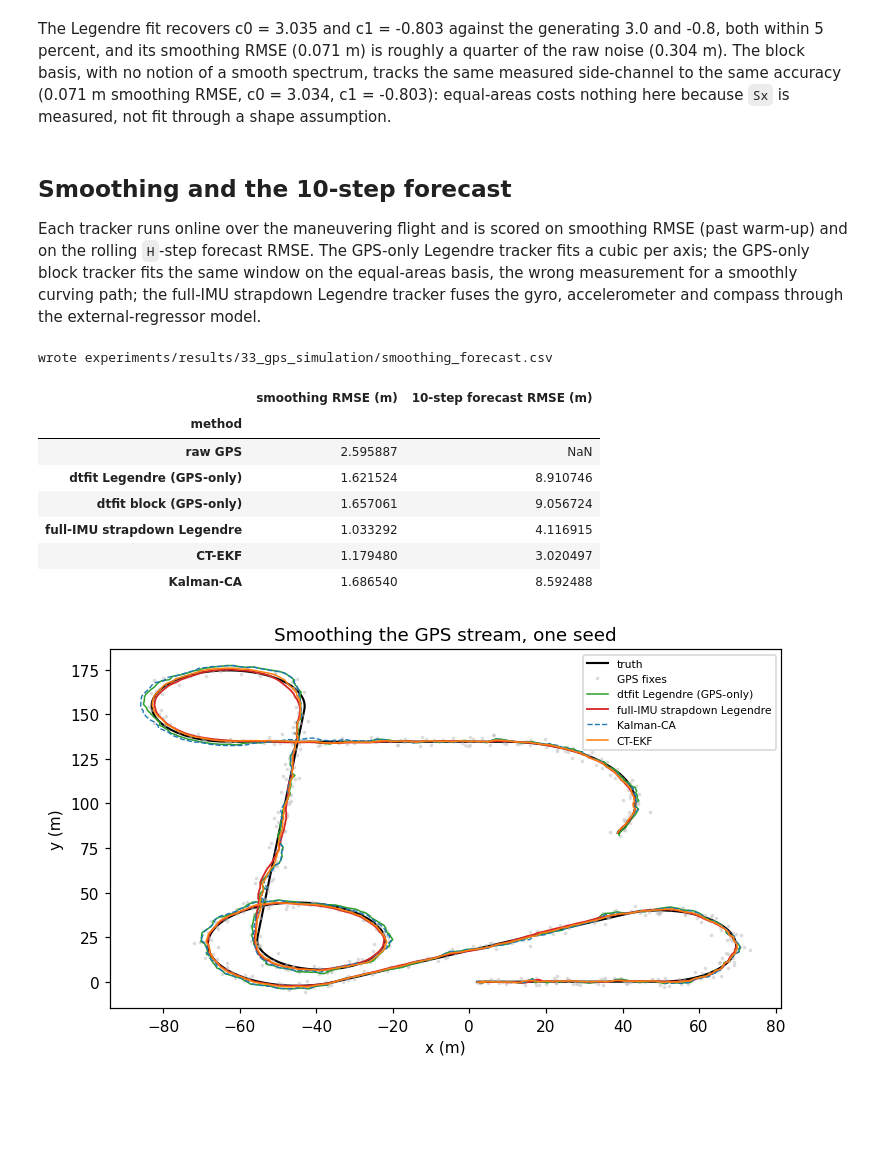
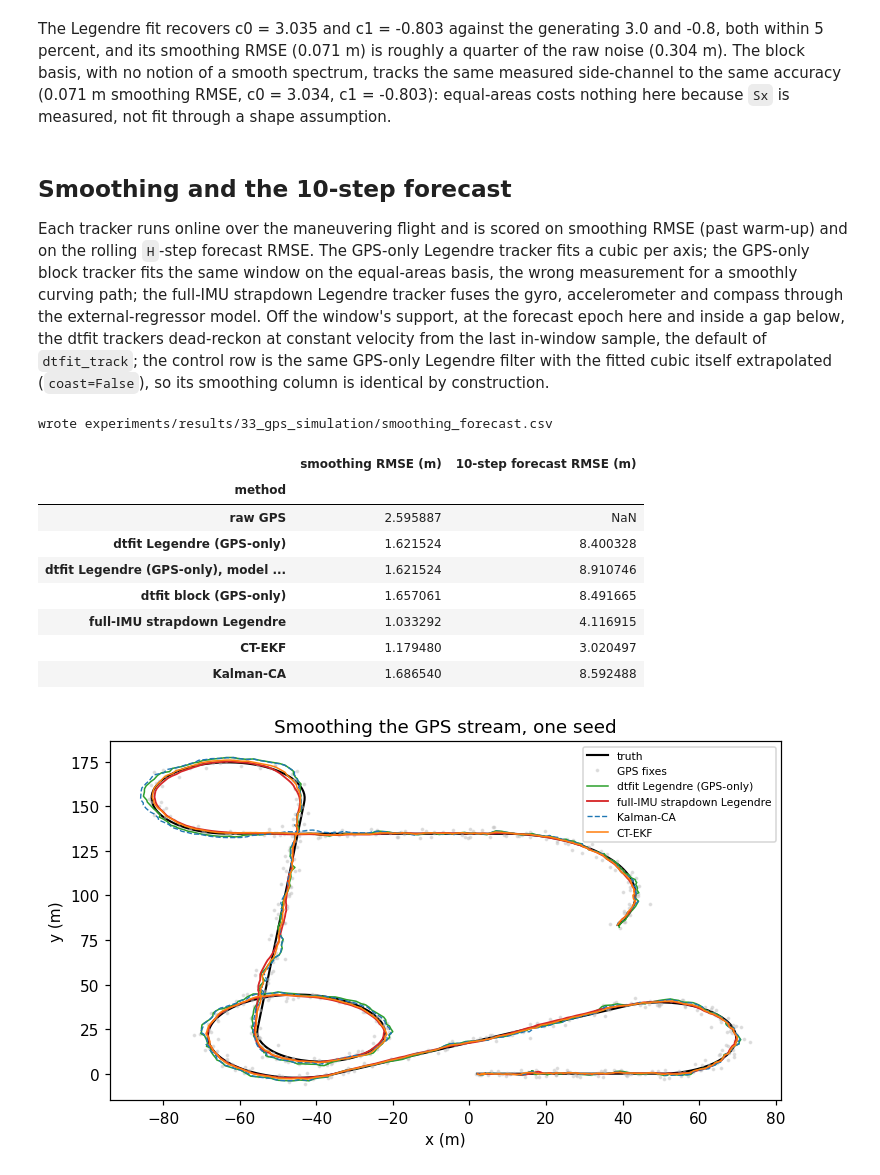
Before and after one commit to ringavirda/science-nonline, a Jupyter notebook: packages/dtfit-experimental/experiments/realdata/33_gps_simulation.ipynb, the cells around one changed output. Cells and saved outputs as stored; diff of their text form; code cells hidden in the pictures; blank space fills up the shorter version.

```diff
--- a/packages/dtfit-experimental/experiments/realdata/33_gps_simulation.ipynb
+++ b/packages/dtfit-experimental/experiments/realdata/33_gps_simulation.ipynb
@@ -143,9 +149,15 @@ smoothing RMSE (past warm-up) and on the rolling `H`-step forecast RMSE. The
 GPS-only Legendre tracker fits a cubic per axis; the GPS-only block tracker
 fits the same window on the equal-areas basis, the wrong measurement for a
 smoothly curving path; the full-IMU strapdown Legendre tracker fuses the
-gyro, accelerometer and compass through the external-regressor model.
+gyro, accelerometer and compass through the external-regressor model. Off
+the window's support, at the forecast epoch here and inside a gap below, the
+dtfit trackers dead-reckon at constant velocity from the last in-window
+sample, the default of `dtfit_track`; the control row is the same GPS-only
+Legendre filter with the fitted cubic itself extrapolated (`coast=False`), so
+its smoothing column is identical by construction.
 # %%
-methods = ["raw GPS", "dtfit Legendre (GPS-only)", "dtfit block (GPS-only)",
+CONTROL = "dtfit Legendre (GPS-only), model extrapolated"
+methods = ["raw GPS", "dtfit Legendre (GPS-only)", CONTROL, "dtfit block (GPS-only)",
            "full-IMU strapdown Legendre", "CT-EKF", "Kalman-CA"]
 acc = {m: {"smoothing": [], "forecast": []} for m in methods}
 shown = None
@@ -155,40 +167,44 @@ for s in SEEDS:
     m[:WARMUP] = False
     R0, gy, ac, mg = gps.build_imu(t, truth, seed=200 + s)
     leg_sm, leg_pr, _ = gps.dtfit_track(t, fixes, (H,), kind="legendre", model="poly")
+    raw_sm, raw_pr, _ = gps.dtfit_track(t, fixes, (H,), kind="legendre", model="poly",
+                                        coast=False)
     blk_sm, blk_pr, _ = gps.dtfit_track(t, fixes, (H,), kind="block", model="poly")
     imu_sm, imu_pr = gps.imu_track(t, fixes, gy, ac, R0, (H,), mag_heading=mg)
     ekf_sm, ekf_pr, _ = gps.ekf_track(t, fixes, gyro, (H,))
     kal_sm, kal_pr, _ = gps.kalman_track(t, fixes, (H,))
     entries = [("raw GPS", fixes, None), ("dtfit Legendre (GPS-only)", leg_sm, leg_pr),
+               (CONTROL, raw_sm, raw_pr),
                ("dtfit block (GPS-only)", blk_sm, blk_pr),
                ("full-IMU strapdown Legendre", imu_sm, imu_pr),
                ("CT-EKF", ekf_sm, ekf_pr), ("Kalman-CA", kal_sm, kal_pr)]
     for name, sm, pr in entries:
         acc[name]["smoothing"].append(gps.rmse3(sm[m], truth[m]))
         if pr is not None:
             acc[name]["forecast"].append(gps.roll_rmse(pr[H], truth))
     if s == list(SEEDS)[0]:
         shown = (t, truth, fixes, leg_sm, imu_sm, kal_sm, ekf_sm)
 
 smoothing_forecast = pd.DataFrame({
     m: {"smoothing RMSE (m)": np.mean(acc[m]["smoothing"]),
         f"{H}-step forecast RMSE (m)": np.mean(acc[m]["forecast"]) if acc[m]["forecast"] else np.nan}
     for m in methods
 }).T
 smoothing_forecast.index.name = "method"
 if QUICK:
     print("QUICK: skipping the CSV export")
 else:
     notebook.save_table("33_gps_simulation", "smoothing_forecast", smoothing_forecast)
     print("wrote experiments/results/33_gps_simulation/smoothing_forecast.csv")
 smoothing_forecast
 # %% [output]
 wrote experiments/results/33_gps_simulation/smoothing_forecast.csv
 |  | smoothing RMSE (m) | 10-step forecast RMSE (m) |
 | method |  |  |
 | raw GPS | 2.595887 | NaN |
-| dtfit Legendre (GPS-only) | 1.621524 | 8.910746 |
-| dtfit block (GPS-only) | 1.657061 | 9.056724 |
+| dtfit Legendre (GPS-only) | 1.621524 | 8.400328 |
+| dtfit Legendre (GPS-only), model ... | 1.621524 | 8.910746 |
+| dtfit block (GPS-only) | 1.657061 | 8.491665 |
 | full-IMU strapdown Legendre | 1.033292 | 4.116915 |
 | CT-EKF | 1.179480 | 3.020497 |
 | Kalman-CA | 1.686540 | 8.592488 |
```
Also changed, not shown: parts of 15 cells of this notebook, 10 other files.
